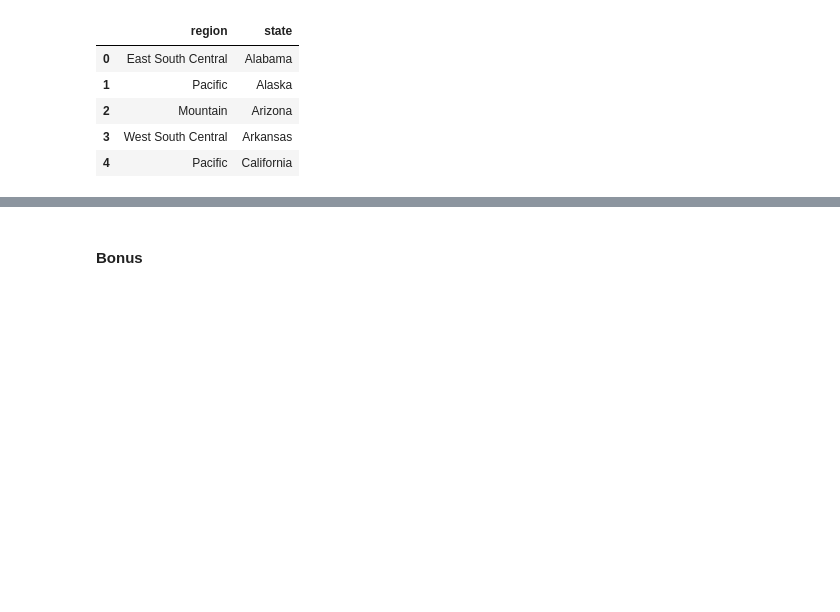
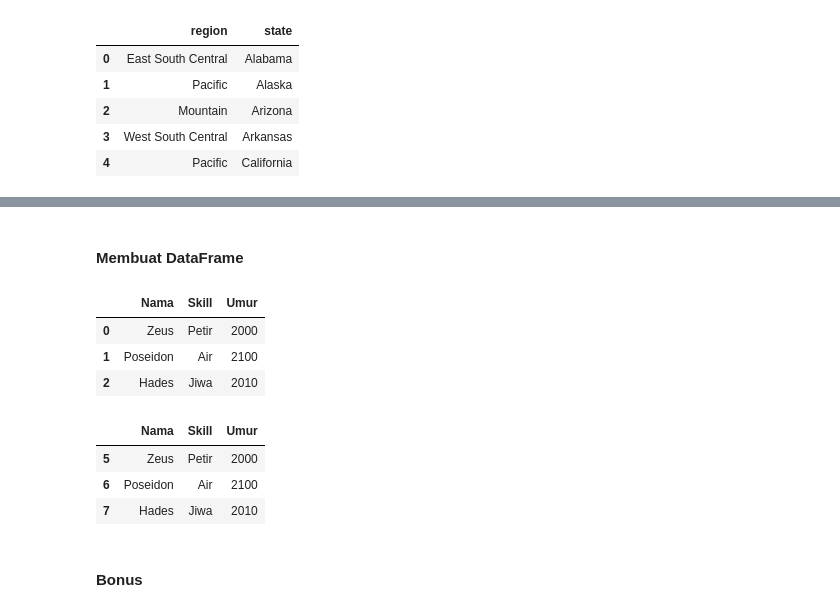
Before and after one commit to UvoChrollo/Pythonista, a Jupyter notebook: Notebook/Data Manipulation/Introduction to Data Manipulation.ipynb, the cells around one changed output, grey strips where cells are left out. Saved outputs shown, nothing was run; the diff lists cells and outputs as text; code cells hidden in the pictures; blank space fills up the shorter version.

Commit message:
Data Manipulation

```diff
--- a/Notebook/Data Manipulation/Introduction to Data Manipulation.ipynb
+++ b/Notebook/Data Manipulation/Introduction to Data Manipulation.ipynb
@@ -216,3 +267,33 @@ homelessness[['region','state']].head()
+# %% [markdown]
+#### Membuat DataFrame
+# %%
+data = {
+    'Nama':['Zeus','Poseidon','Hades'],
+    'Skill':['Petir','Air','Jiwa'],
+    'Umur':[2000,2100,2010]
+}
+
+dewa = pd.DataFrame(data=data)
+dewa
+# %% [output]
+|  | Nama | Skill | Umur |
+| 0 | Zeus | Petir | 2000 |
+| 1 | Poseidon | Air | 2100 |
+| 2 | Hades | Jiwa | 2010 |
+# %%
+data = {
+    'Nama':['Zeus','Poseidon','Hades'],
+    'Skill':['Petir','Air','Jiwa'],
+    'Umur':[2000,2100,2010]
+}
+
+dewa = pd.DataFrame(data=data,index=[5,6,7])
+dewa
+# %% [output]
+|  | Nama | Skill | Umur |
+| 5 | Zeus | Petir | 2000 |
+| 6 | Poseidon | Air | 2100 |
+| 7 | Hades | Jiwa | 2010 |
 # %% [markdown]
 #### Bonus
 # %% [markdown]
```
Also changed, not shown: parts of 13 cells of this notebook.
